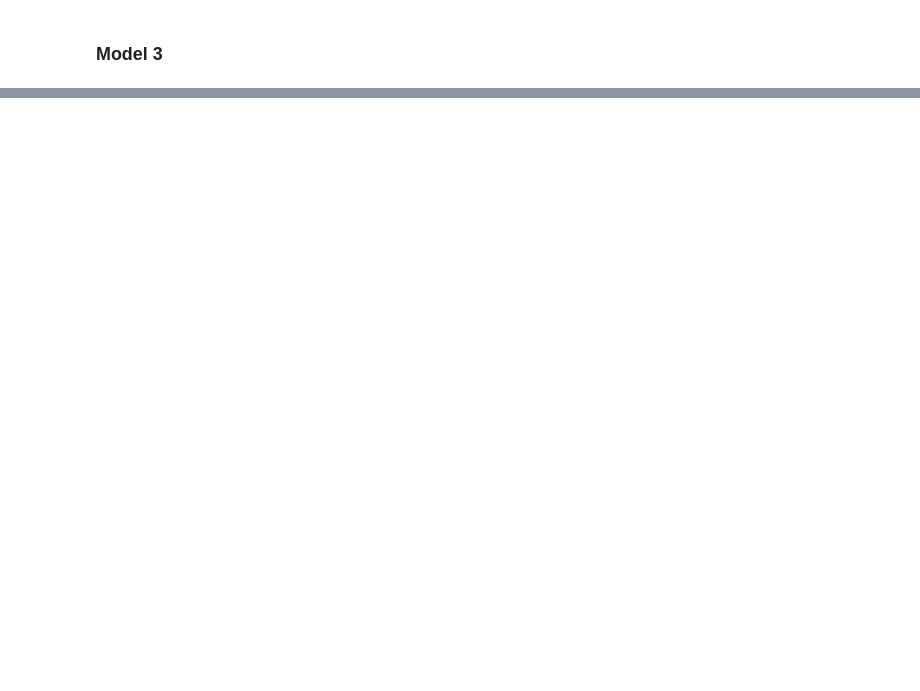
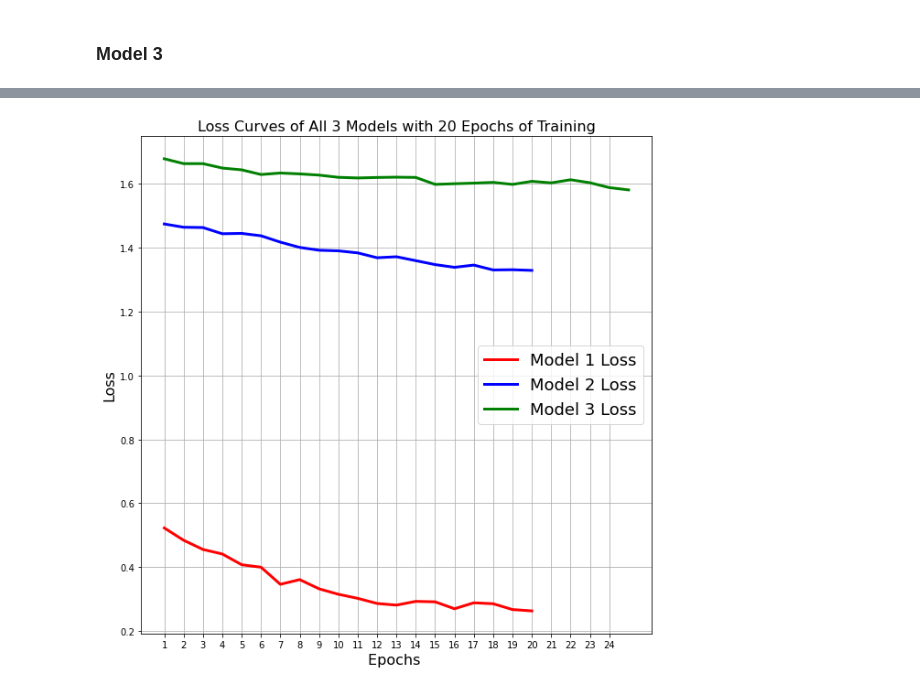
Before and after one commit to Grieze/CSC-767, a Jupyter notebook: Project 1/CNN Project.ipynb, the cells around one changed output, grey strips where cells are left out. Cells and saved outputs as stored; diff of their text form; code cells hidden in the pictures; blank space fills up the shorter version.

```diff
--- a/Project 1/CNN Project.ipynb
+++ b/Project 1/CNN Project.ipynb
@@ -280,0 +350,14 @@ model3.fit(X_train, y_train, batch_size=256, epochs=25,
+# %%
+# Plotting all 3 models training losses
+plt.figure(figsize=[10,10])
+plt.plot(model1.history['loss'], 'r', linewidth=3.0)
+plt.plot(model2.history['loss'],'b',linewidth=3.0)
+plt.plot(model3.history['loss'],'g',linewidth=3.0)
+plt.legend(['Model 1 Loss', 'Model 2 Loss', 'Model 3 Loss'],fontsize=18)
+plt.xlabel('Epochs ',fontsize=16)
+plt.xticks([i for i in range(0,24)],[i for i in range(1,25)])
+plt.ylabel('Loss',fontsize=16)
+plt.title('Loss Curves of All 3 Models with 20 Epochs of Training',fontsize=16)
+plt.grid()
+# %% [output]
+[figure, added]
```
Also changed, not shown: parts of 20 cells of this notebook.
